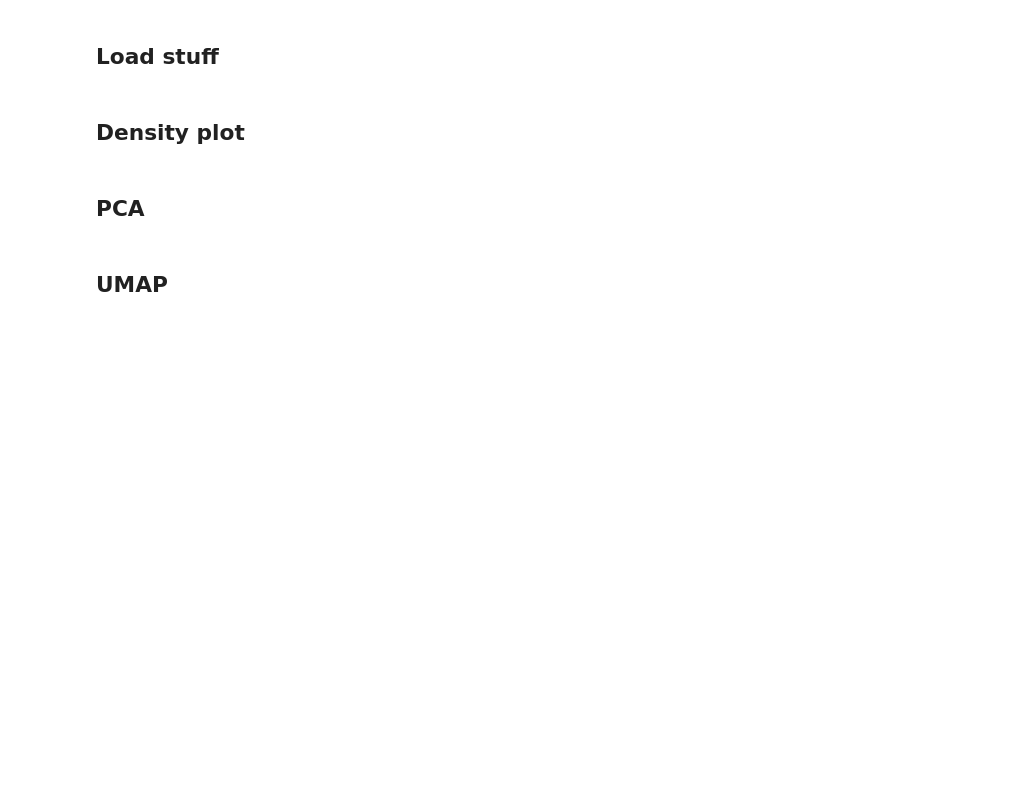
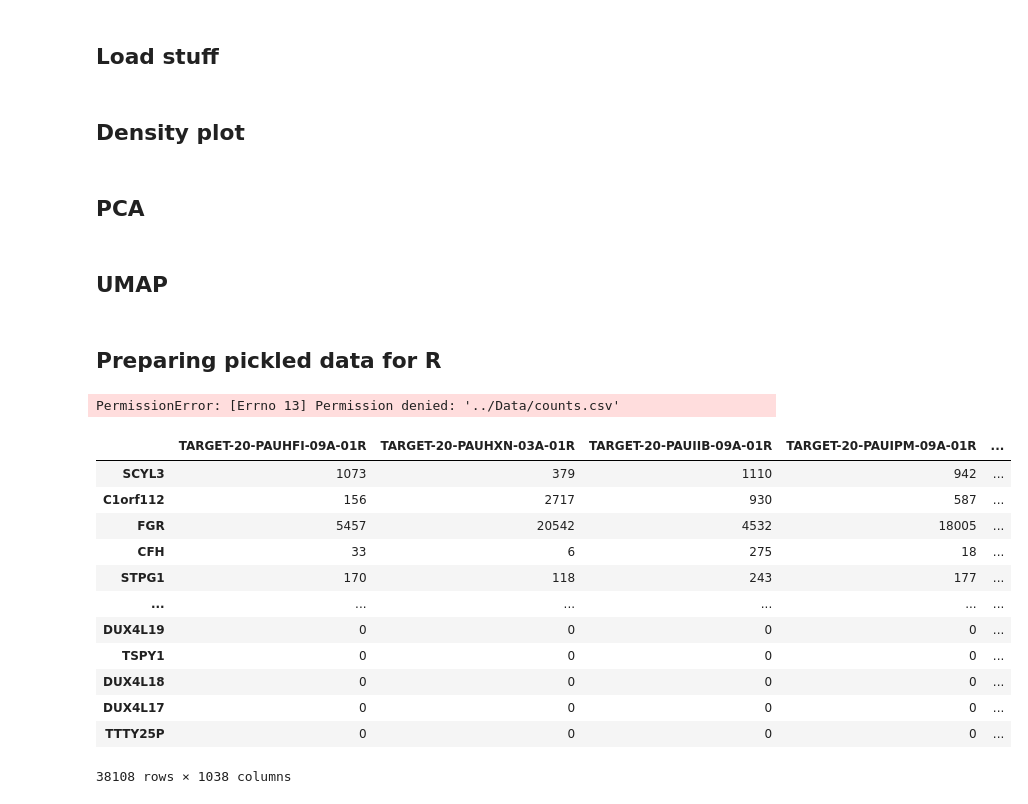
Before and after one commit to sckaff/pediatric-aml-analysis, a Jupyter notebook: Code/Assignment_2.ipynb, the cells around one changed output. Saved outputs shown, nothing was run; the diff lists cells and outputs as text; code cells hidden in the pictures; blank space fills up the shorter version.

```diff
--- a/Code/Assignment_2.ipynb
+++ b/Code/Assignment_2.ipynb
@@ -244,3 +242,26 @@ def draw_UMAPplot(score, hue=None):
 #Call the UMAP function.
 draw_UMAPplot(mp_umap)
 draw_UMAPplot(mp_umap, hue="Primary Cytogenetic Code")
+# %% [markdown]
+## Preparing pickled data for R
+# %%
+counts = pd.read_pickle('../Data/counts_data.pickle')
+counts.to_csv('../Data/counts.csv')
+# %% [output]
+PermissionError: [Errno 13] Permission denied: '../Data/counts.csv'
+# %%
+counts
+# %% [output]
+|  | TARGET-20-PAUHFI-09A-01R | TARGET-20-PAUHXN-03A-01R | TARGET-20-PAUIIB-09A-01R | TARGET-20-PAUIPM-09A-01R | ... |
+| SCYL3 | 1073 | 379 | 1110 | 942 | ... |
+| C1orf112 | 156 | 2717 | 930 | 587 | ... |
+| FGR | 5457 | 20542 | 4532 | 18005 | ... |
+| CFH | 33 | 6 | 275 | 18 | ... |
+| STPG1 | 170 | 118 | 243 | 177 | ... |
+| ... | ... | ... | ... | ... | ... |
+| DUX4L19 | 0 | 0 | 0 | 0 | ... |
+| TSPY1 | 0 | 0 | 0 | 0 | ... |
+| DUX4L18 | 0 | 0 | 0 | 0 | ... |
+| DUX4L17 | 0 | 0 | 0 | 0 | ... |
+| TTTY25P | 0 | 0 | 0 | 0 | ... |
+38108 rows × 1038 columns
```
Also changed, not shown: parts of 3 cells of this notebook.
